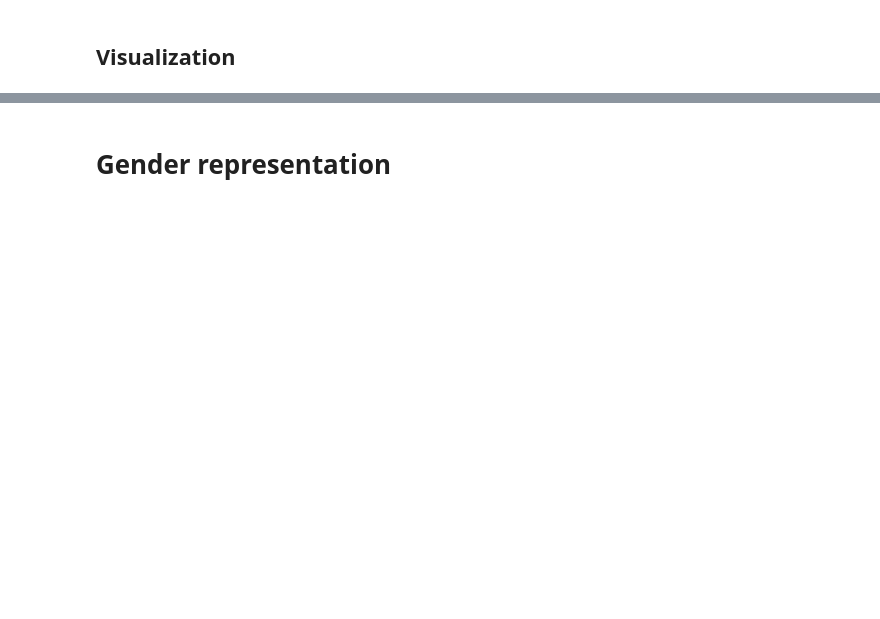
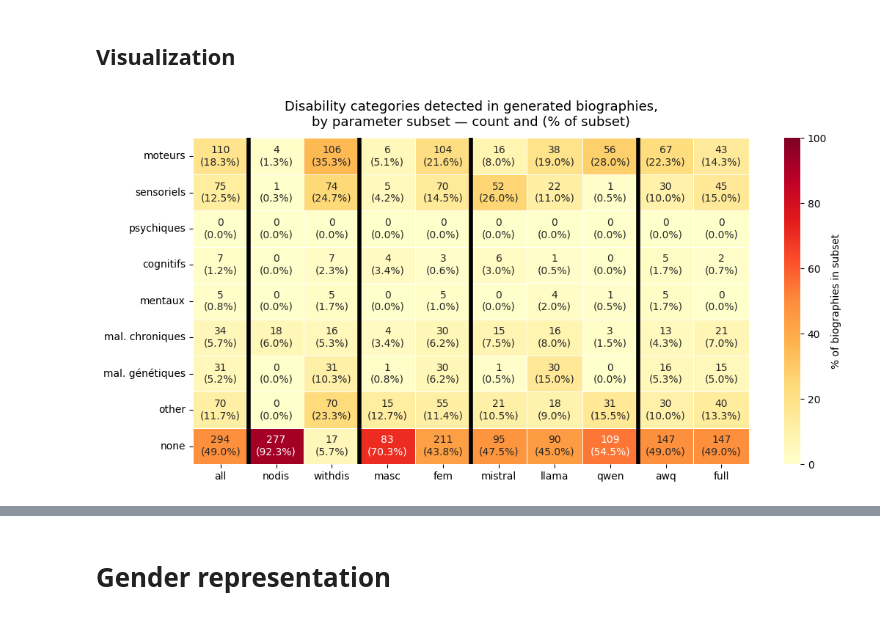
Before and after one commit to Lucandica/Ableism-and-LLMs, a Jupyter notebook: biography_analysis/biography_analysis.ipynb, the cells around one changed output, grey strips where cells are left out. Cells and saved outputs as stored; diff of their text form; code cells hidden in the pictures; blank space fills up the shorter version.

```diff
--- a/biography_analysis/biography_analysis.ipynb
+++ b/biography_analysis/biography_analysis.ipynb
@@ -37,8 +136,8 @@ for col in COL_LISTS:
 # %% [markdown]
 ## Get statistics table
 # %%
-DISABILTIES_CATEGORIES = ["handicaps moteurs", "handicaps sensoriels", "handicaps psychiques",
-              "handicaps cognitifs", "handicaps mentaux",
-              "maladies chroniques évolutives ou invalidantes", "maladies génétiques"]
-for cat in DISABILTIES_CATEGORIES:
-    df_rep[cat] = df_rep["categories_parsed"].apply(lambda lst: cat in lst)
+df_counts_dis, df_pct_dis = count_pct_table(DIS_ROWS, SUBSETS, SIZES)
+df_counts_dis = df_counts_dis.rename(index=RENAME)
+df_pct_dis = df_pct_dis.rename(index=RENAME)
+
+display_table(df_counts_dis, df_pct_dis, SIZES)
@@ -95,21 +156,16 @@ df_display_d
 # %% [markdown]
 ## Visualization
 # %%
-df_counts = pd.DataFrame({row: {p: v["count"] for p, v in params.items()}
-                          for row, params in results.items()}).T.drop(index="total")
-df_pct = pd.DataFrame({row: {p: v["pct"] for p, v in params.items()}
-                       for row, params in results.items()}).T.drop(index="total")
+fig, ax = plt.subplots(figsize=(11, 5.5))
+annot = df_counts_dis.astype(int).astype(str) + "\n(" + df_pct_dis.round(1).astype(str) + "%)"
+sns.heatmap(df_pct_dis, annot=annot, fmt="", cmap="YlOrRd", linewidths=0.5,
+            cbar_kws={"label": "% of biographies in subset"}, vmin=0, vmax=100, ax=ax)
+for x in family_boundaries(list(df_pct_dis.columns)):
+    ax.axvline(x, color="black", linewidth=4)
 
-RENAME = {
-    "handicaps moteurs": "moteurs",
-    "handicaps sensoriels": "sensoriels",
-    "handicaps psychiques": "psychiques",
-    "handicaps cognitifs": "cognitifs",
-    "handicaps mentaux": "mentaux",
-    "maladies chroniques évolutives ou invalidantes": "mal. chroniques",
-    "maladies génétiques": "mal. génétiques",
-}
-
-df_counts = df_counts.rename(index=RENAME)
-df_pct = df_pct.rename(index=RENAME)
+ax.set_title("Disability categories detected in generated biographies,\n"
+             "by parameter subset — count and (% of subset)", fontsize=13, pad=12)
+save_show("disabilities_cat_parameters_matrix.pdf")
+# %% [output]
+[figure, added]
 # %%
```
Also changed, not shown: parts of 29 cells of this notebook, 5 other files.
